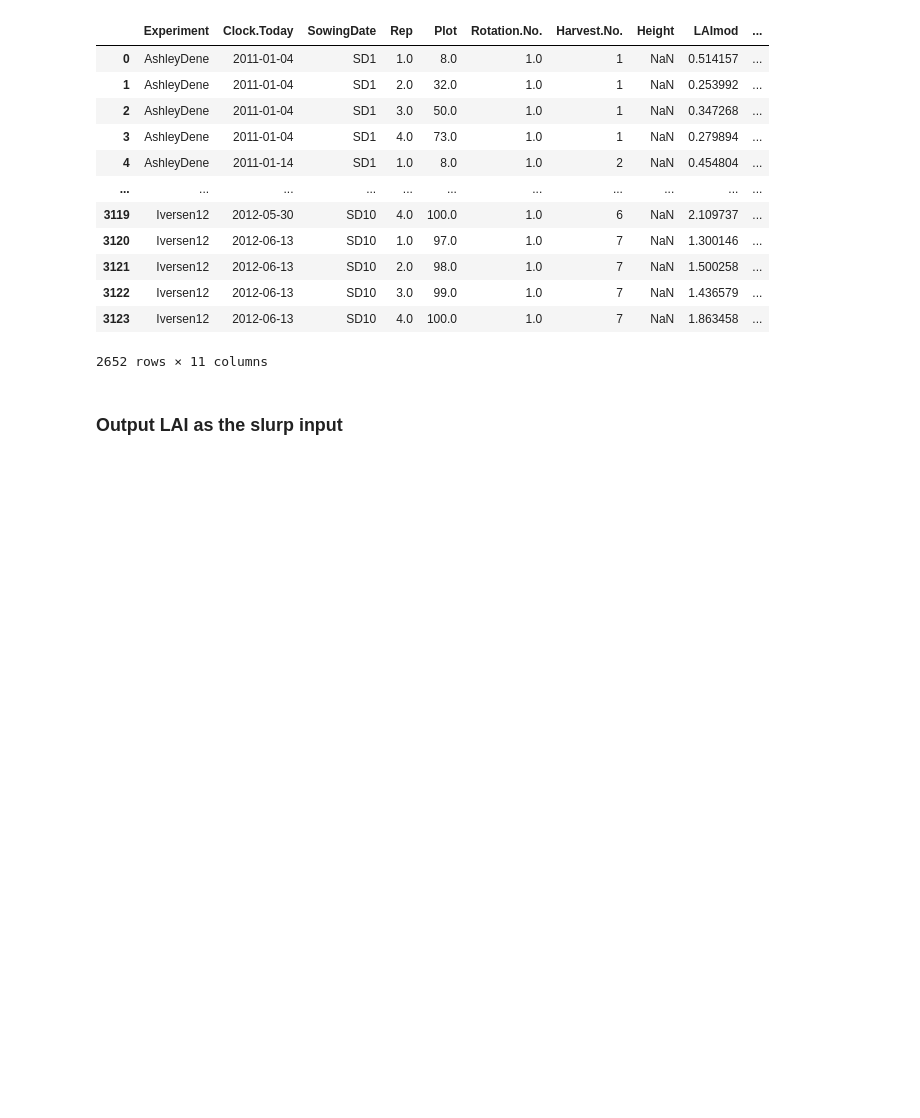
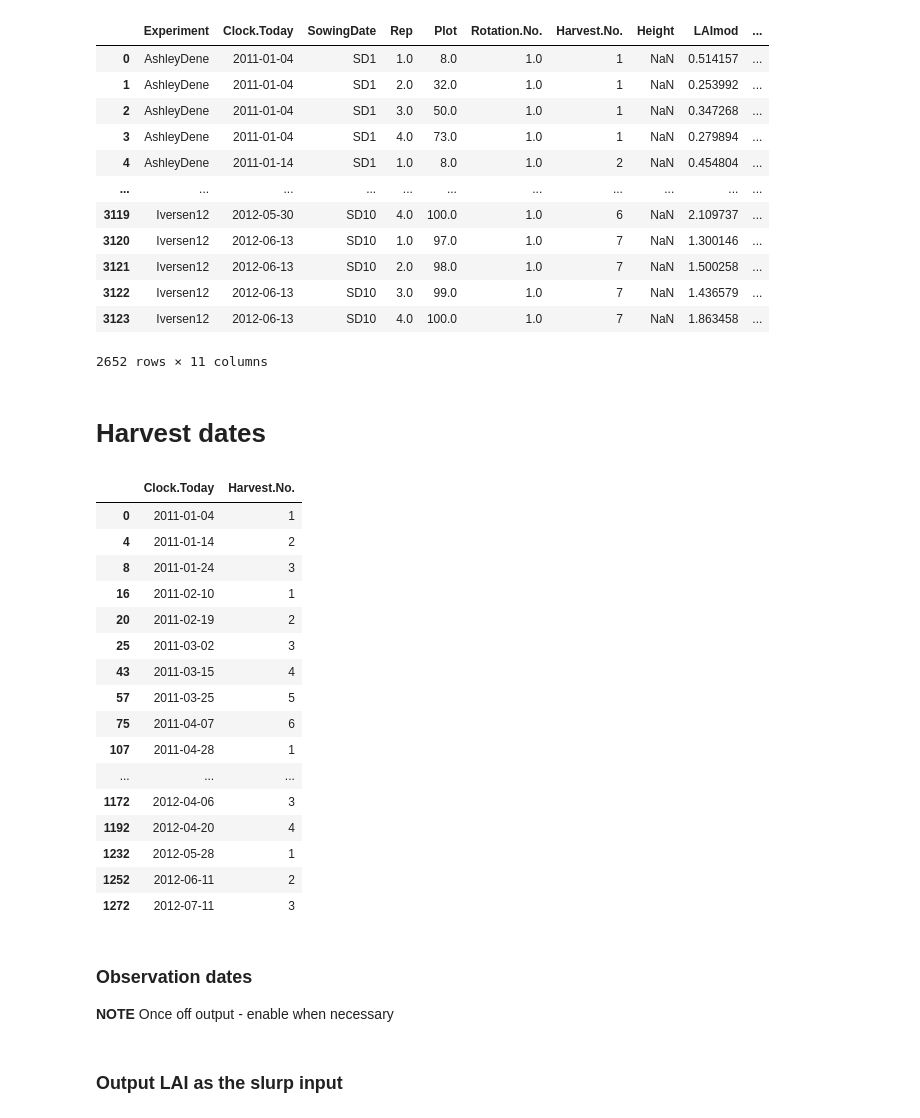
Before and after one commit to frank0434/Master, a Jupyter notebook: SetUpCoverDataForSlurp.ipynb, the cells around one changed output. Drawn from its saved outputs; the diff is of its cells as text; code cells hidden in the pictures; blank space fills up the shorter version.

```diff
--- a/SetUpCoverDataForSlurp.ipynb
+++ b/SetUpCoverDataForSlurp.ipynb
@@ -124,3 +126,29 @@ LAI_Height
 | 3122 | Iversen12 | 2012-06-13 | SD10 | 3.0 | 99.0 | 1.0 | 7 | NaN | 1.436579 | ... |
 | 3123 | Iversen12 | 2012-06-13 | SD10 | 4.0 | 100.0 | 1.0 | 7 | NaN | 1.863458 | ... |
 2652 rows × 11 columns
+# %% [markdown]
+# Harvest dates
+# %%
+SDs = ['SD' + str(SD) for SD in range(1, 11)]
+SDs
+LAI_Height.loc[(LAI_Height['Experiment'] == 'AshleyDene')
+               & (LAI_Height['SowingDate'] =='SD1')
+               & (LAI_Height['Harvest.No.'] != str(0)), ['Clock.Today','Harvest.No.']].drop_duplicates()
+# %% [output]
+|  | Clock.Today | Harvest.No. |
+| 0 | 2011-01-04 | 1 |
+| 4 | 2011-01-14 | 2 |
+| 8 | 2011-01-24 | 3 |
+| 16 | 2011-02-10 | 1 |
+| 20 | 2011-02-19 | 2 |
+| 25 | 2011-03-02 | 3 |
+| 43 | 2011-03-15 | 4 |
+| 57 | 2011-03-25 | 5 |
+| 75 | 2011-04-07 | 6 |
+| 107 | 2011-04-28 | 1 |
+| ... | ... | ... |
+| 1172 | 2012-04-06 | 3 |
+| 1192 | 2012-04-20 | 4 |
+| 1232 | 2012-05-28 | 1 |
+| 1252 | 2012-06-11 | 2 |
+| 1272 | 2012-07-11 | 3 |
@@ -126,0 +163,4 @@ LAI_Height
+# %% [markdown]
+### Observation dates
+
+**NOTE** Once off output - enable when necessary
```
Also changed, not shown: parts of 48 cells of this notebook, 2 other files.
